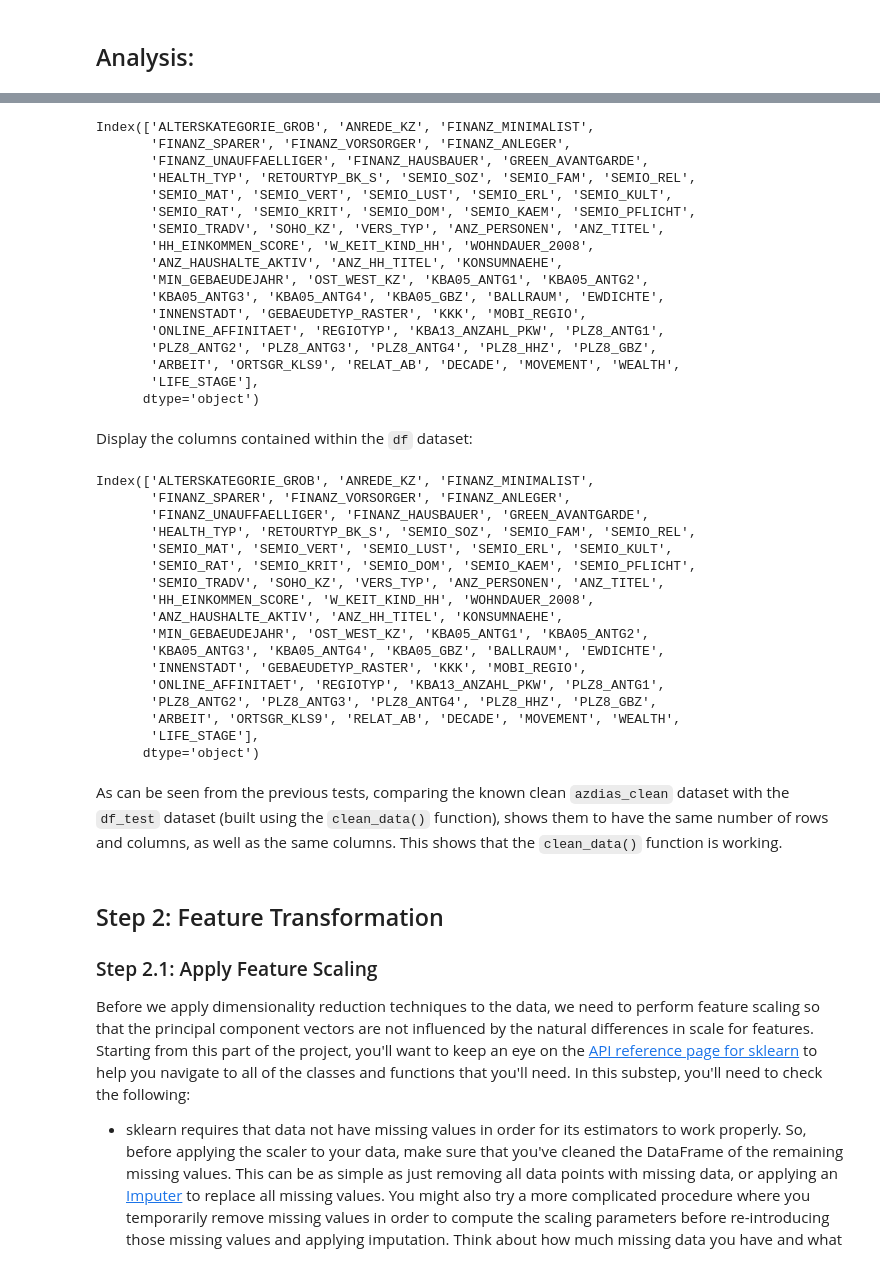
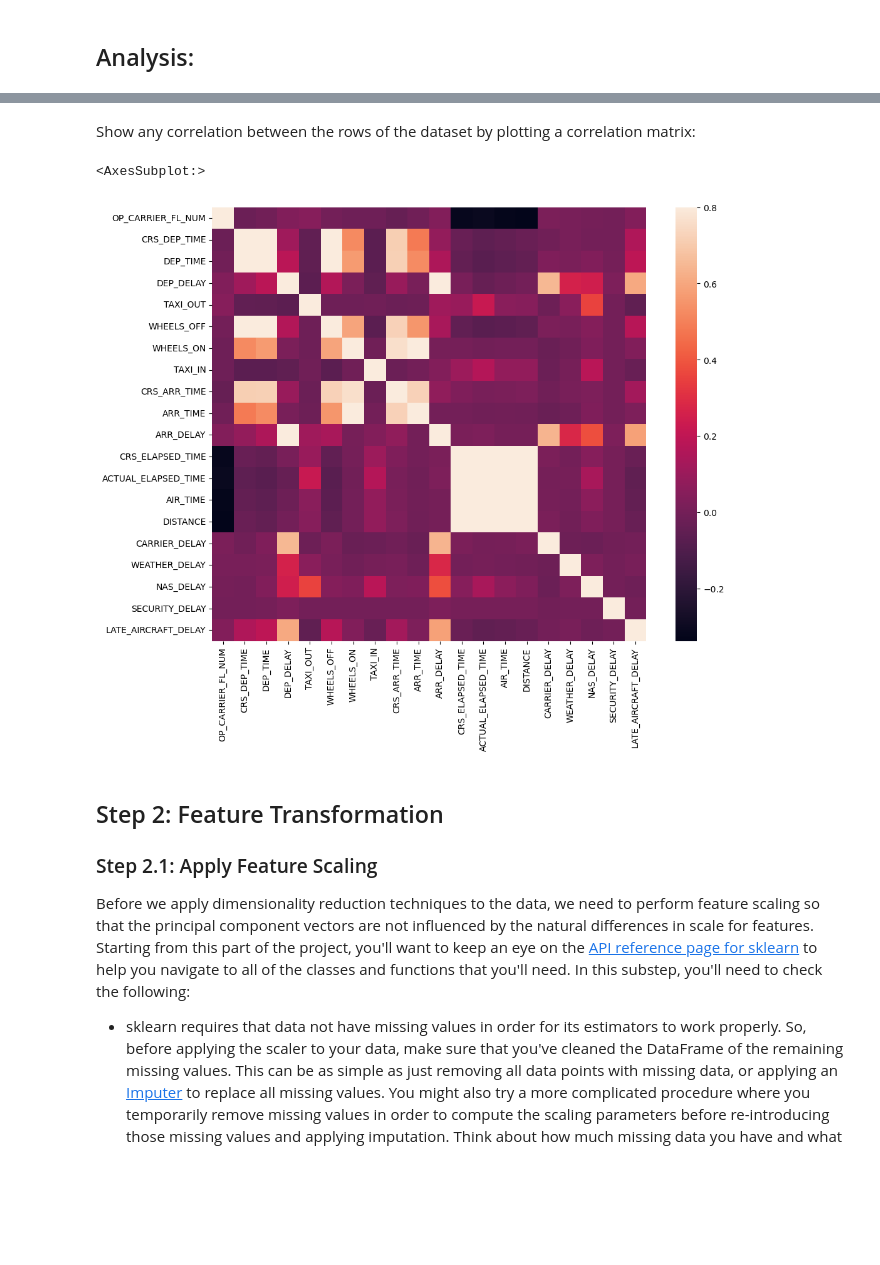
Before and after one commit to misterpsmith/wgu-d195, a Jupyter notebook: flight-delay-causes.ipynb, the cells around one changed output, grey strips where cells are left out. Cells and saved outputs as stored; diff of their text form; code cells hidden in the pictures; blank space fills up the shorter version.

```diff
--- a/flight-delay-causes.ipynb
+++ b/flight-delay-causes.ipynb
@@ -503,0 +529,3 @@ Show the structure of the cleaned dataset:
+# %%
+# Convert to a DateTime type.
+flights['FL_DATE'] = pd.to_datetime(flights['FL_DATE'])
@@ -1205,49 +557,13 @@ Display the columns contained within the `azdias_clean` dataset:
-# %%
-# Show the columns.
-azdias_clean.columns
-# %% [output]
-Index(['ALTERSKATEGORIE_GROB', 'ANREDE_KZ', 'FINANZ_MINIMALIST',
-       'FINANZ_SPARER', 'FINANZ_VORSORGER', 'FINANZ_ANLEGER',
-       'FINANZ_UNAUFFAELLIGER', 'FINANZ_HAUSBAUER', 'GREEN_AVANTGARDE',
-       'HEALTH_TYP', 'RETOURTYP_BK_S', 'SEMIO_SOZ', 'SEMIO_FAM', 'SEMIO_REL',
-       'SEMIO_MAT', 'SEMIO_VERT', 'SEMIO_LUST', 'SEMIO_ERL', 'SEMIO_KULT',
-       'SEMIO_RAT', 'SEMIO_KRIT', 'SEMIO_DOM', 'SEMIO_KAEM', 'SEMIO_PFLICHT',
-       'SEMIO_TRADV', 'SOHO_KZ', 'VERS_TYP', 'ANZ_PERSONEN', 'ANZ_TITEL',
-       'HH_EINKOMMEN_SCORE', 'W_KEIT_KIND_HH', 'WOHNDAUER_2008',
-       'ANZ_HAUSHALTE_AKTIV', 'ANZ_HH_TITEL', 'KONSUMNAEHE',
-       'MIN_GEBAEUDEJAHR', 'OST_WEST_KZ', 'KBA05_ANTG1', 'KBA05_ANTG2',
-       'KBA05_ANTG3', 'KBA05_ANTG4', 'KBA05_GBZ', 'BALLRAUM', 'EWDICHTE',
-       'INNENSTADT', 'GEBAEUDETYP_RASTER', 'KKK', 'MOBI_REGIO',
-       'ONLINE_AFFINITAET', 'REGIOTYP', 'KBA13_ANZAHL_PKW', 'PLZ8_ANTG1',
-       'PLZ8_ANTG2', 'PLZ8_ANTG3', 'PLZ8_ANTG4', 'PLZ8_HHZ', 'PLZ8_GBZ',
-       'ARBEIT', 'ORTSGR_KLS9', 'RELAT_AB', 'DECADE', 'MOVEMENT', 'WEALTH',
-       'LIFE_STAGE'],
-      dtype='object')
-# %% [markdown]
-Display the columns contained within the `df` dataset:
-# %%
-# Show the columns.
-df_test.columns
-# %% [output]
-Index(['ALTERSKATEGORIE_GROB', 'ANREDE_KZ', 'FINANZ_MINIMALIST',
-       'FINANZ_SPARER', 'FINANZ_VORSORGER', 'FINANZ_ANLEGER',
-       'FINANZ_UNAUFFAELLIGER', 'FINANZ_HAUSBAUER', 'GREEN_AVANTGARDE',
-       'HEALTH_TYP', 'RETOURTYP_BK_S', 'SEMIO_SOZ', 'SEMIO_FAM', 'SEMIO_REL',
-       'SEMIO_MAT', 'SEMIO_VERT', 'SEMIO_LUST', 'SEMIO_ERL', 'SEMIO_KULT',
-       'SEMIO_RAT', 'SEMIO_KRIT', 'SEMIO_DOM', 'SEMIO_KAEM', 'SEMIO_PFLICHT',
-       'SEMIO_TRADV', 'SOHO_KZ', 'VERS_TYP', 'ANZ_PERSONEN', 'ANZ_TITEL',
-       'HH_EINKOMMEN_SCORE', 'W_KEIT_KIND_HH', 'WOHNDAUER_2008',
-       'ANZ_HAUSHALTE_AKTIV', 'ANZ_HH_TITEL', 'KONSUMNAEHE',
-       'MIN_GEBAEUDEJAHR', 'OST_WEST_KZ', 'KBA05_ANTG1', 'KBA05_ANTG2',
-       'KBA05_ANTG3', 'KBA05_ANTG4', 'KBA05_GBZ', 'BALLRAUM', 'EWDICHTE',
-       'INNENSTADT', 'GEBAEUDETYP_RASTER', 'KKK', 'MOBI_REGIO',
-       'ONLINE_AFFINITAET', 'REGIOTYP', 'KBA13_ANZAHL_PKW', 'PLZ8_ANTG1',
-       'PLZ8_ANTG2', 'PLZ8_ANTG3', 'PLZ8_ANTG4', 'PLZ8_HHZ', 'PLZ8_GBZ',
-       'ARBEIT', 'ORTSGR_KLS9', 'RELAT_AB', 'DECADE', 'MOVEMENT', 'WEALTH',
-       'LIFE_STAGE'],
-      dtype='object')
-# %% [markdown]
-As can be seen from the previous tests, comparing the known clean `azdias_clean` dataset with the `df_test` dataset (built using the `clean_data()` function), shows them to have the same number of rows and columns, as well as the same columns.  This shows that the `clean_data()` function is working.
+# %% [markdown]
+Show any correlation between the rows of the dataset by plotting a correlation matrix:
+# %%
+flights.drop(['DIVERTED'], axis = 1, inplace = True)
+correlation_matrix = flights.corr()
+f, ax = plot.subplots(figsize = (12, 9))
+sb.heatmap(correlation_matrix, vmax = 0.8, square = True)
+# %% [output]
+<AxesSubplot:>
+[figure, added]
 # %% [markdown]
 ## Step 2: Feature Transformation
 
```
Also changed, not shown: parts of 91 cells of this notebook.
